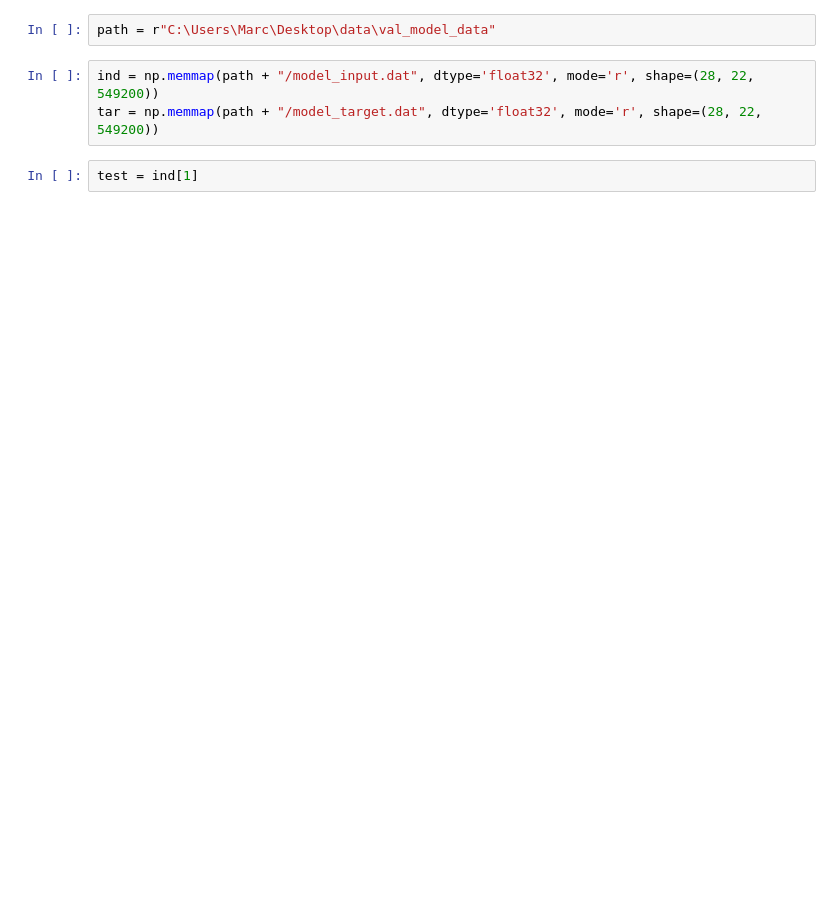
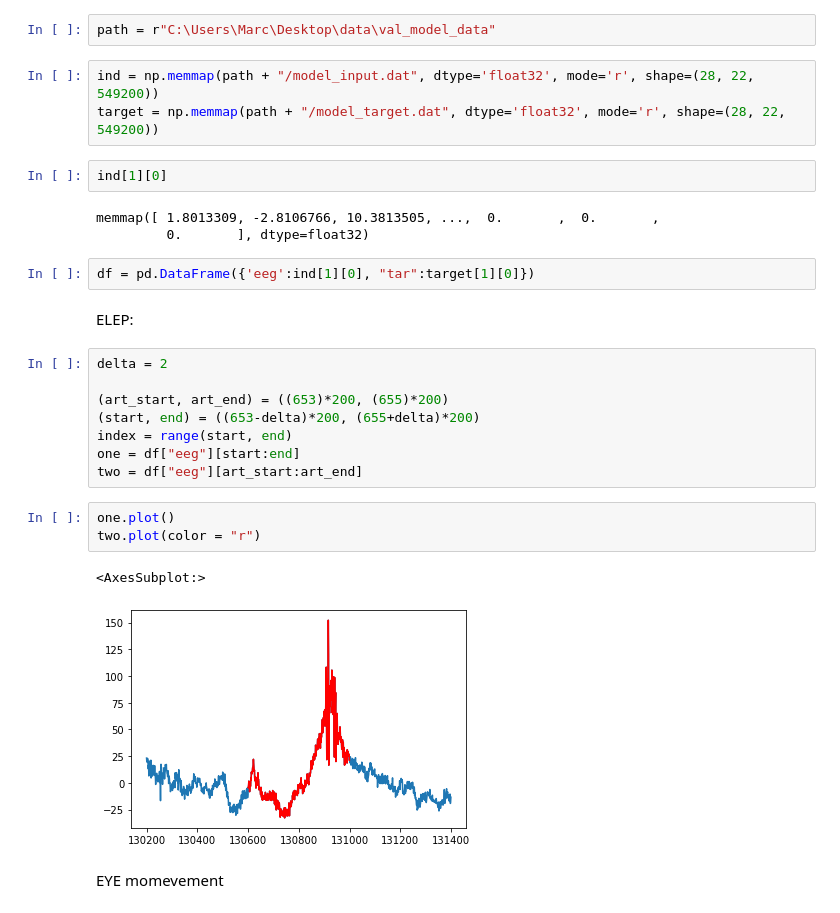
Before and after one commit to marctimjen/Artefact-Rejection, a Jupyter notebook: plotting of artefacts/arteplot.ipynb, the cells around one changed output. Saved outputs shown, nothing was run; the diff lists cells and outputs as text; blank space fills up the shorter version.

```diff
--- a/plotting of artefacts/arteplot.ipynb
+++ b/plotting of artefacts/arteplot.ipynb
@@ -5,6 +6,29 @@ import numpy as np
 path = r"C:\Users\Marc\Desktop\data\val_model_data"
 # %%
 ind = np.memmap(path + "/model_input.dat", dtype='float32', mode='r', shape=(28, 22, 549200))
-tar = np.memmap(path + "/model_target.dat", dtype='float32', mode='r', shape=(28, 22, 549200))
+target = np.memmap(path + "/model_target.dat", dtype='float32', mode='r', shape=(28, 22, 549200))
+# %%
+ind[1][0]
+# %% [output]
+memmap([ 1.8013309, -2.8106766, 10.3813505, ...,  0.       ,  0.       ,
+         0.       ], dtype=float32)
 # %%
-test = ind[1]
+df = pd.DataFrame({'eeg':ind[1][0], "tar":target[1][0]})
+# %% [markdown]
+ELEP:
+# %%
+delta = 2
+
+(art_start, art_end) = ((653)*200, (655)*200)
+(start, end) = ((653-delta)*200, (655+delta)*200)
+index = range(start, end)
+one = df["eeg"][start:end]
+two = df["eeg"][art_start:art_end]
+# %%
+one.plot()
+two.plot(color = "r")
+# %% [output]
+<AxesSubplot:>
+[figure, added]
+# %% [markdown]
+EYE momevement
```
Also changed, not shown: parts of 10 cells of this notebook, 6 other files.
